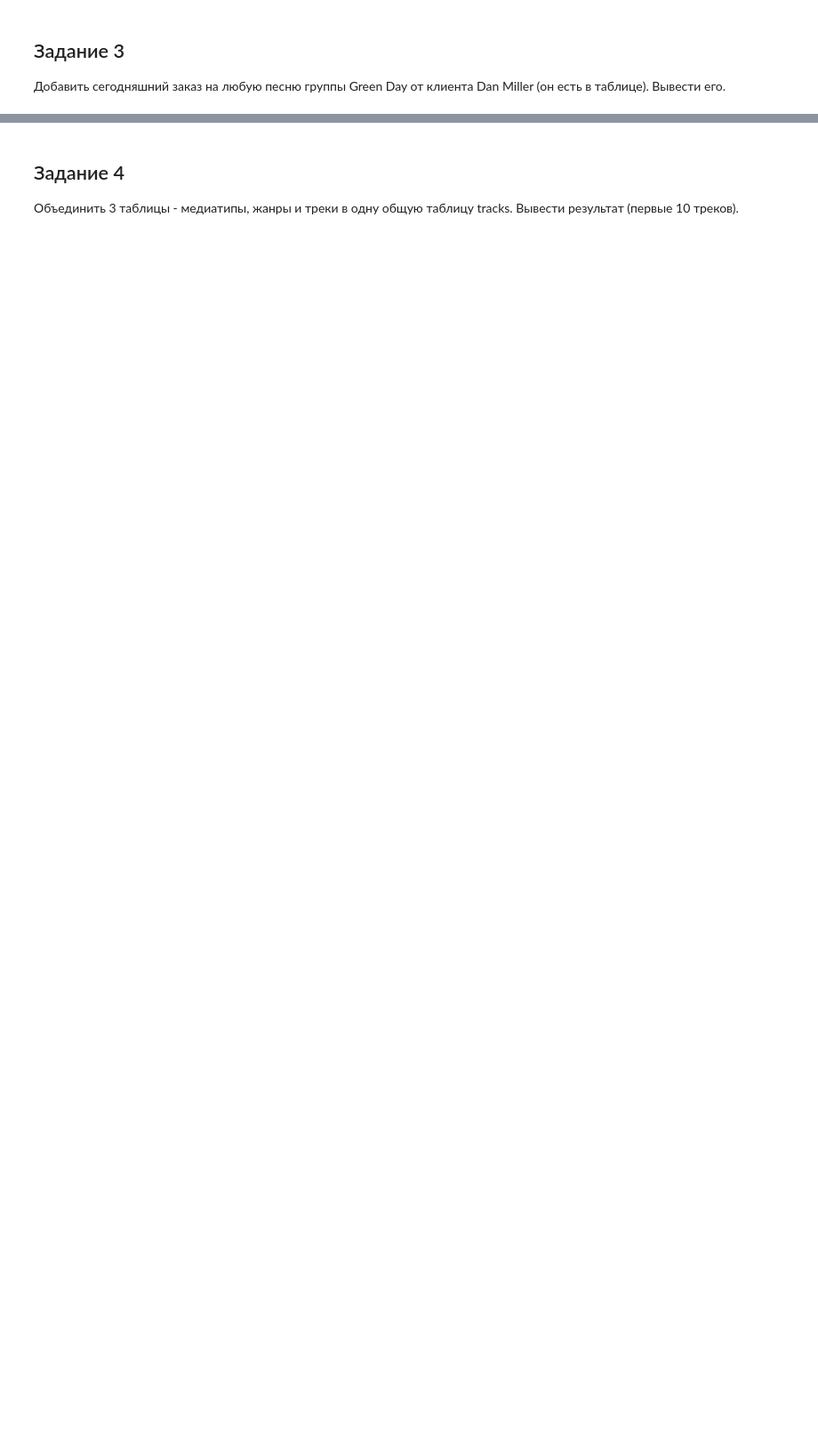
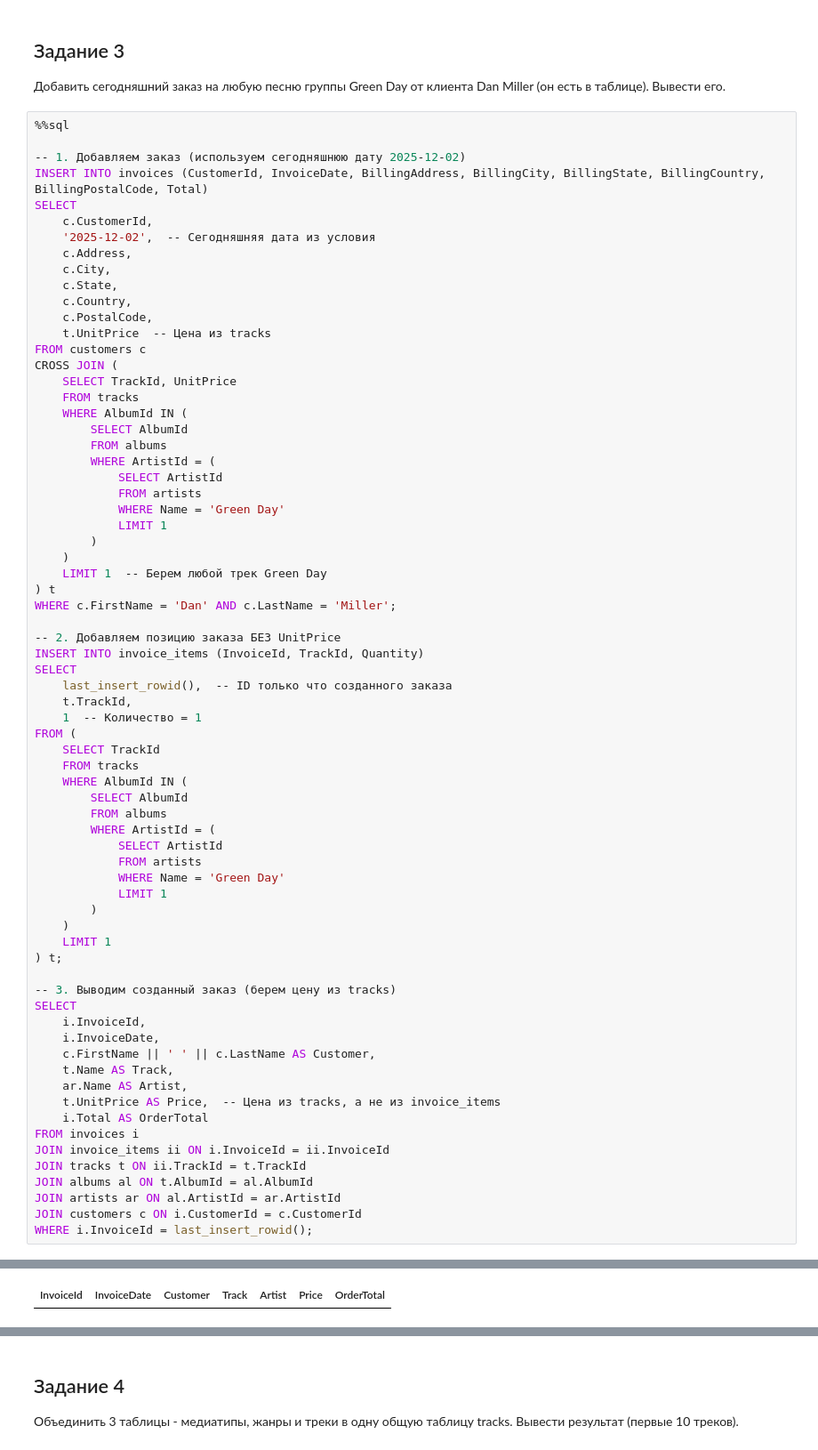
Before and after one commit to sleonov11/SQLite_ptact, a Jupyter notebook: Лабораторная_4.ipynb, the cells around one changed output, grey strips where cells are left out. Shown at 89% size. Saved outputs shown, nothing was run; the diff lists cells and outputs as text; blank space fills up the shorter version.

```diff
--- a/Лабораторная_4.ipynb
+++ b/Лабораторная_4.ipynb
@@ -70,3 +128,74 @@ ALTER TABLE tracks ADD COLUMN SALE BOOLEAN DEFAULT 0;
 # %% [markdown]
 ## Задание 3
 Добавить сегодняшний заказ на любую песню группы Green Day от клиента Dan	Miller (он есть в таблице). Вывести его.
+# %%
+%%sql
+
+-- 1. Добавляем заказ (используем сегодняшнюю дату 2025-12-02)
+INSERT INTO invoices (CustomerId, InvoiceDate, BillingAddress, BillingCity, BillingState, BillingCountry, BillingPostalCode, Total)
+SELECT
+    c.CustomerId,
+    '2025-12-02',  -- Сегодняшняя дата из условия
+    c.Address,
+    c.City,
+    c.State,
+    c.Country,
+    c.PostalCode,
+    t.UnitPrice  -- Цена из tracks
+FROM customers c
+CROSS JOIN (
+    SELECT TrackId, UnitPrice
+    FROM tracks
+    WHERE AlbumId IN (
+        SELECT AlbumId
+        FROM albums
+        WHERE ArtistId = (
+            SELECT ArtistId
+            FROM artists
+            WHERE Name = 'Green Day'
+            LIMIT 1
+        )
+    )
+    LIMIT 1  -- Берем любой трек Green Day
+) t
+WHERE c.FirstName = 'Dan' AND c.LastName = 'Miller';
+
+-- 2. Добавляем позицию заказа БЕЗ UnitPrice
+INSERT INTO invoice_items (InvoiceId, TrackId, Quantity)
+SELECT
+    last_insert_rowid(),  -- ID только что созданного заказа
+    t.TrackId,
+    1  -- Количество = 1
+FROM (
+    SELECT TrackId
+    FROM tracks
+    WHERE AlbumId IN (
+        SELECT AlbumId
+        FROM albums
+        WHERE ArtistId = (
+            SELECT ArtistId
+            FROM artists
+            WHERE Name = 'Green Day'
+            LIMIT 1
+        )
+    )
+    LIMIT 1
+) t;
+
+-- 3. Выводим созданный заказ (берем цену из tracks)
+SELECT
+    i.InvoiceId,
+    i.InvoiceDate,
+    c.FirstName || ' ' || c.LastName AS Customer,
+    t.Name AS Track,
+    ar.Name AS Artist,
+    t.UnitPrice AS Price,  -- Цена из tracks, а не из invoice_items
+    i.Total AS OrderTotal
+FROM invoices i
+JOIN invoice_items ii ON i.InvoiceId = ii.InvoiceId
+JOIN tracks t ON ii.TrackId = t.TrackId
+JOIN albums al ON t.AlbumId = al.AlbumId
+JOIN artists ar ON al.ArtistId = ar.ArtistId
+JOIN customers c ON i.CustomerId = c.CustomerId
+WHERE i.InvoiceId = last_insert_rowid();
+# %% [output]
@@ -72,0 +206 @@ ALTER TABLE tracks ADD COLUMN SALE BOOLEAN DEFAULT 0;
+| InvoiceId | InvoiceDate | Customer | Track | Artist | Price | OrderTotal |
```
Also changed, not shown: parts of 8 cells of this notebook.
